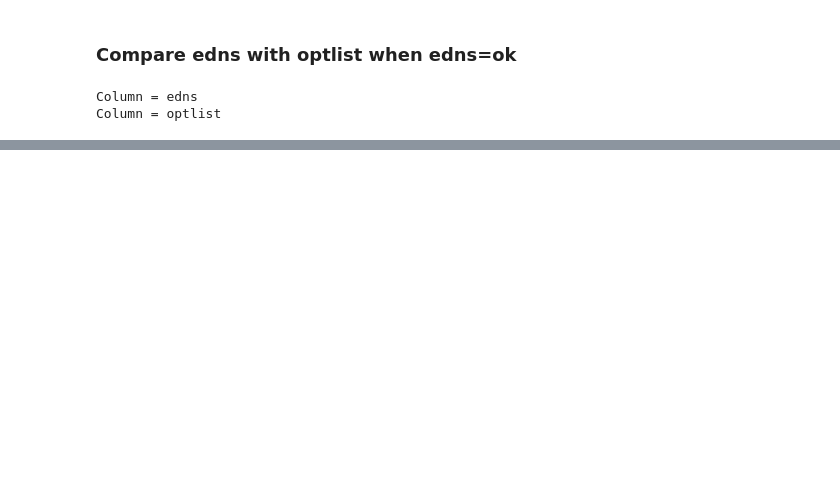
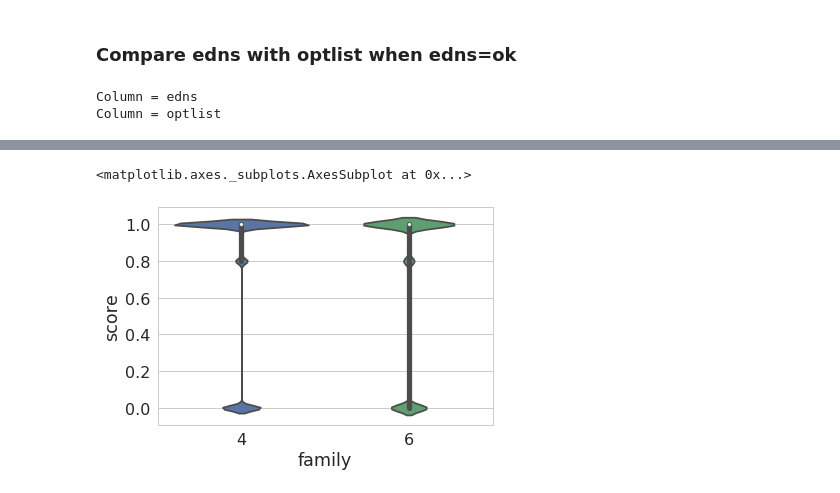
Before and after one commit to InternetNZ/edns-compliance-parser, a Jupyter notebook: analysis/Analyze EDNS compliance results.ipynb, the cells around one changed output, grey strips where cells are left out. Cells and saved outputs as stored; diff of their text form; code cells hidden in the pictures; blank space fills up the shorter version.

```diff
--- a/analysis/Analyze EDNS compliance results.ipynb
+++ b/analysis/Analyze EDNS compliance results.ipynb
@@ -245,0 +325,6 @@ plot_comparison(data=s_optlist, title='edns vs optlist -- %s', figfile='%s-edns-
+# %%
+# Check if IPv4 address get better scores than IPv6 addresses
+sns.violinplot(data=d2[['family', 'score']], x='family', y='score')
+# %% [output]
+<matplotlib.axes._subplots.AxesSubplot at 0x...>
+[figure, added]
```
Also changed, not shown: parts of 22 cells of this notebook.
